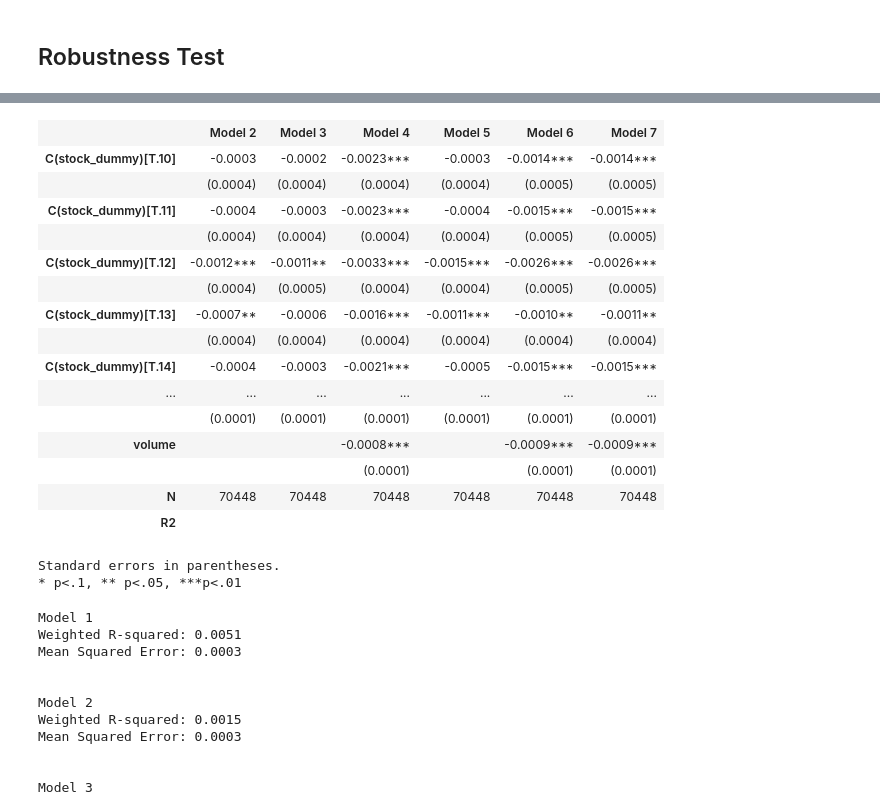
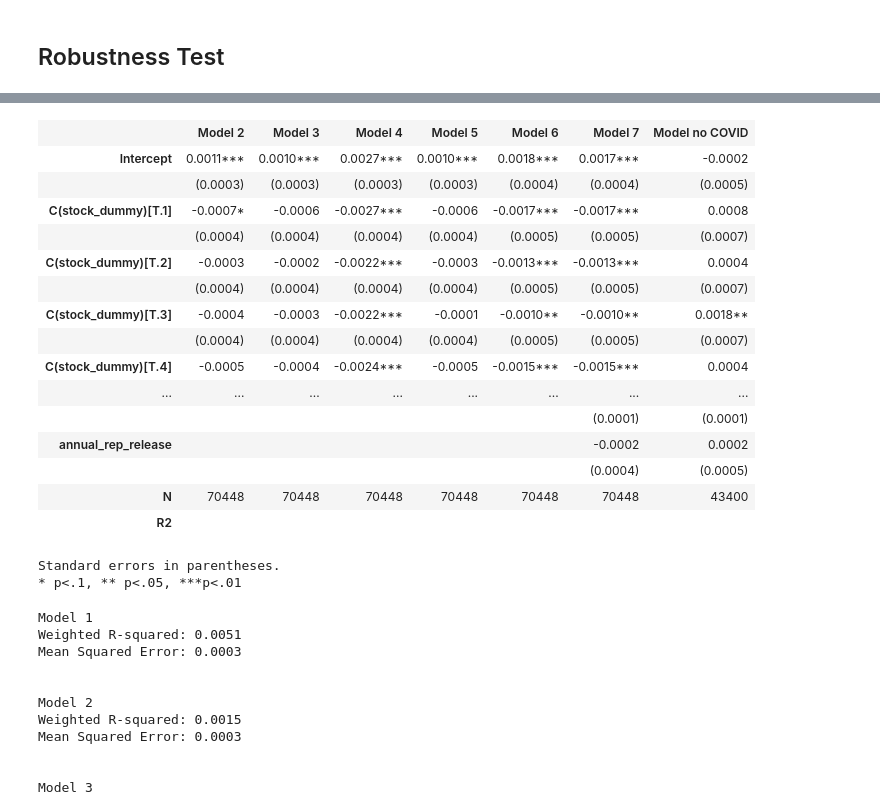
Before and after one commit to senaruetschlin/Investor_Attention, a Jupyter notebook: Stock_entire_analysis.ipynb, the cells around one changed output, grey strips where cells are left out. Drawn from its saved outputs; the diff is of its cells as text; code cells hidden in the pictures.

Commit message:
stock reg file update

```diff
--- a/Stock_entire_analysis.ipynb
+++ b/Stock_entire_analysis.ipynb
@@ -1090,3 +1115,15 @@ Robust linear Model Regression Results
 | monday_dummy | 0.0004 | 0.000 | 3.211 | 0.001 | 0.000 | 0.001 |
 | annual_rep_release | -0.0002 | 0.000 | -0.480 | 0.631 | -0.001 | 0.001 |
 If the model instance has been used for another fit with different fit parameters, then the fit options might not be the correct ones anymore .
+# %%
+# data frame that excludes the data during COVID-19
+df_no_covid = df_scaled[df_scaled['date'] < '2020-03-01']
+
+# Define the formula
+formula = 'Q("log_return") ~ C(stock_dummy) + name_price_attention + C(stock_dummy) + volume + daily_spread + mkt_cap + jan_dummy + monday_dummy + annual_rep_release'
+
+# Fit the model using RLM for a robust regression
+model_no_covid = smf.rlm(formula, data=df_no_covid, M=sm.robust.norms.HuberT())
+results_no_covid = model_no_covid.fit()
+
+results_no_covid.summary()
@@ -1093,41 +1158,41 @@ If the model instance has been used for another fit with different fit parameter
 # %%
 # create a table that shows the results of all robust
 from statsmodels.iolib.summary2 import summary_col
 
 # Assuming results1 to results8 are the fitted model results
-results_list = [results_rlm2, results_rlm3, results_rlm4,  results_rlm5, results_rlm6, results_rlm7 ]
+results_list = [results_rlm2, results_rlm3, results_rlm4,  results_rlm5, results_rlm6, results_rlm7, results_no_covid ]
 
 
 
 # Create the regression table
 regression_table = summary_col(results_list,
                                stars=True,
                                model_names=[
                                    'Model 2', 'Model 3', 'Model 4',
                                    'Model 5', 'Model 6',
-                                   'Model 7'
+                                   'Model 7', 'Model no COVID'
                                ],
                                #float_format="%0.0002f",
                                info_dict={'N': lambda x: f"{int(x.nobs)}", 'R2': lambda x: f"{x.rsquared:.2f}"})
 
 regression_table
 # %% [output]
-|  | Model 2 | Model 3 | Model 4 | Model 5 | Model 6 | Model 7 |
-| C(stock_dummy)[T.10] | -0.0003 | -0.0002 | -0.0023*** | -0.0003 | -0.0014*** | -0.0014*** |
-|  | (0.0004) | (0.0004) | (0.0004) | (0.0004) | (0.0005) | (0.0005) |
-| C(stock_dummy)[T.11] | -0.0004 | -0.0003 | -0.0023*** | -0.0004 | -0.0015*** | -0.0015*** |
-|  | (0.0004) | (0.0004) | (0.0004) | (0.0004) | (0.0005) | (0.0005) |
-| C(stock_dummy)[T.12] | -0.0012*** | -0.0011** | -0.0033*** | -0.0015*** | -0.0026*** | -0.0026*** |
-|  | (0.0004) | (0.0005) | (0.0004) | (0.0004) | (0.0005) | (0.0005) |
-| C(stock_dummy)[T.13] | -0.0007** | -0.0006 | -0.0016*** | -0.0011*** | -0.0010** | -0.0011** |
-|  | (0.0004) | (0.0004) | (0.0004) | (0.0004) | (0.0004) | (0.0004) |
-| C(stock_dummy)[T.14] | -0.0004 | -0.0003 | -0.0021*** | -0.0005 | -0.0015*** | -0.0015*** |
-| ... | ... | ... | ... | ... | ... | ... |
-|  | (0.0001) | (0.0001) | (0.0001) | (0.0001) | (0.0001) | (0.0001) |
-| volume |  |  | -0.0008*** |  | -0.0009*** | -0.0009*** |
-|  |  |  | (0.0001) |  | (0.0001) | (0.0001) |
-| N | 70448 | 70448 | 70448 | 70448 | 70448 | 70448 |
-| R2 |  |  |  |  |  |  |
+|  | Model 2 | Model 3 | Model 4 | Model 5 | Model 6 | Model 7 | Model no COVID |
+| Intercept | 0.0011*** | 0.0010*** | 0.0027*** | 0.0010*** | 0.0018*** | 0.0017*** | -0.0002 |
+|  | (0.0003) | (0.0003) | (0.0003) | (0.0003) | (0.0004) | (0.0004) | (0.0005) |
+| C(stock_dummy)[T.1] | -0.0007* | -0.0006 | -0.0027*** | -0.0006 | -0.0017*** | -0.0017*** | 0.0008 |
+|  | (0.0004) | (0.0004) | (0.0004) | (0.0004) | (0.0005) | (0.0005) | (0.0007) |
+| C(stock_dummy)[T.2] | -0.0003 | -0.0002 | -0.0022*** | -0.0003 | -0.0013*** | -0.0013*** | 0.0004 |
+|  | (0.0004) | (0.0004) | (0.0004) | (0.0004) | (0.0005) | (0.0005) | (0.0007) |
+| C(stock_dummy)[T.3] | -0.0004 | -0.0003 | -0.0022*** | -0.0001 | -0.0010** | -0.0010** | 0.0018** |
+|  | (0.0004) | (0.0004) | (0.0004) | (0.0004) | (0.0005) | (0.0005) | (0.0007) |
+| C(stock_dummy)[T.4] | -0.0005 | -0.0004 | -0.0024*** | -0.0005 | -0.0015*** | -0.0015*** | 0.0004 |
+| ... | ... | ... | ... | ... | ... | ... | ... |
+|  |  |  |  |  |  | (0.0001) | (0.0001) |
+| annual_rep_release |  |  |  |  |  | -0.0002 | 0.0002 |
+|  |  |  |  |  |  | (0.0004) | (0.0005) |
+| N | 70448 | 70448 | 70448 | 70448 | 70448 | 70448 | 43400 |
+| R2 |  |  |  |  |  |  |  |
 Standard errors in parentheses.
 * p<.1, ** p<.05, ***p<.01
 # %%
```
Also changed, not shown: parts of 40 cells of this notebook.
